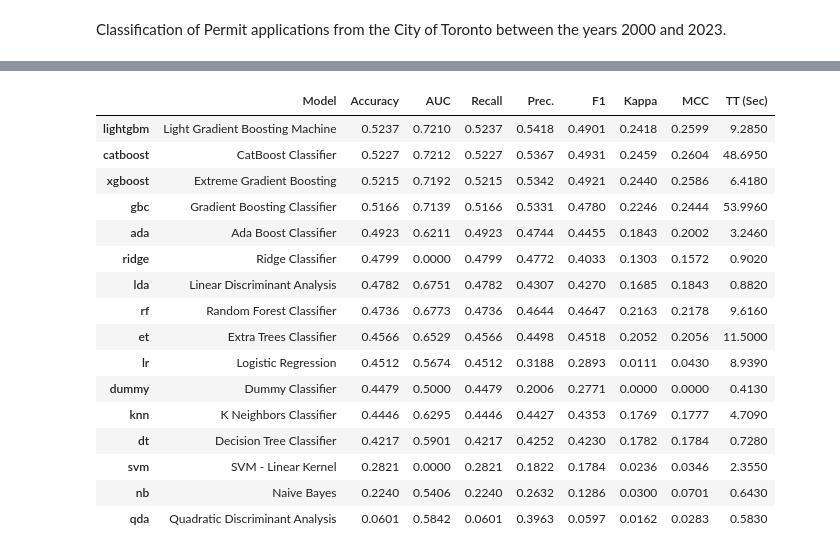
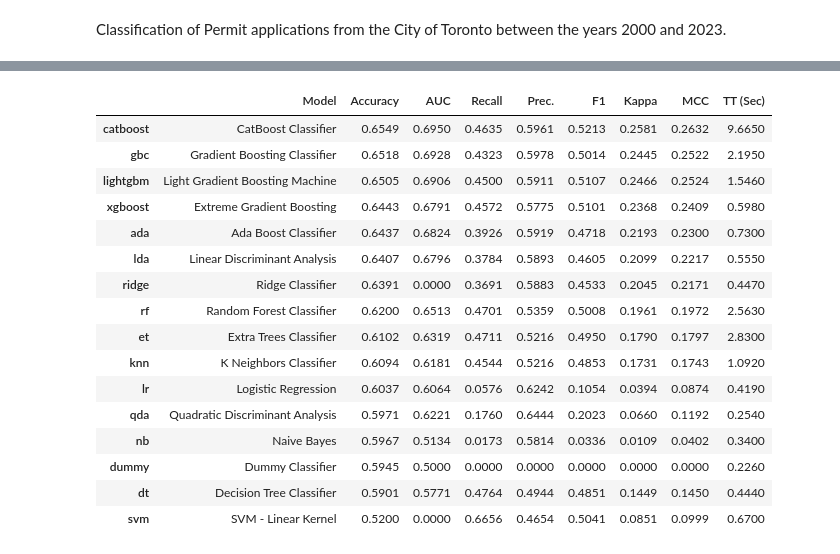
Before and after one commit to ThesanR/TorontoPermitClassification, a Jupyter notebook: PermitClass.ipynb, the cells around one changed output, grey strips where cells are left out. Drawn from its saved outputs; the diff is of its cells as text; code cells hidden in the pictures.

```diff
--- a/PermitClass.ipynb
+++ b/PermitClass.ipynb
@@ -112,7 +131,8 @@ dfshort = df.drop(df[df.PROJECT_TYPE != "WITHIN 2 WEEKS"].index)
 #print(dfshort['PROCESS_TIME'].value_counts(), "\n")
 x = dfshort['PROCESS_TIME'].astype(int)
 #Setting threshold to 8 days
-x = pd.qcut(x=x, q=2, labels=[False, True], precision=0)
+x = pd.qcut(x=x, q=2, labels=[0, 1], precision=0)
+x = x.astype(int)
 #x = pd.DataFrame({'PROCESS_TIME' : x})
 print(x.value_counts(), "\n")
 dfshort = dfshort.drop(['PROCESS_TIME', 'PROJECT_TYPE'], axis=1)
@@ -219,0 +188,5 @@ s = setup(df, target = 'PROCESS_TIME', session_id = 123)
+# %%
+from pycaret.classification import *
+s_short = setup(dfshort, target = 'PROCESS_TIME', session_id = 1)
+s_medium = setup(dfmedium, target = 'PROCESS_TIME', session_id = 2)
+s_long = setup(dflong, target = 'PROCESS_TIME', session_id = 3)
@@ -220,23 +245,23 @@ s = setup(df, target = 'PROCESS_TIME', session_id = 123)
 # %%
-best = compare_models()
+best_short = s_short.compare_models()
 #best = create_model('lightgbm')
 # %% [output]
 [interactive output not drawn]
 |  | Model | Accuracy | AUC | Recall | Prec. | F1 | Kappa | MCC | TT (Sec) |
-| lightgbm | Light Gradient Boosting Machine | 0.5237 | 0.7210 | 0.5237 | 0.5418 | 0.4901 | 0.2418 | 0.2599 | 9.2850 |
-| catboost | CatBoost Classifier | 0.5227 | 0.7212 | 0.5227 | 0.5367 | 0.4931 | 0.2459 | 0.2604 | 48.6950 |
-| xgboost | Extreme Gradient Boosting | 0.5215 | 0.7192 | 0.5215 | 0.5342 | 0.4921 | 0.2440 | 0.2586 | 6.4180 |
-| gbc | Gradient Boosting Classifier | 0.5166 | 0.7139 | 0.5166 | 0.5331 | 0.4780 | 0.2246 | 0.2444 | 53.9960 |
-| ada | Ada Boost Classifier | 0.4923 | 0.6211 | 0.4923 | 0.4744 | 0.4455 | 0.1843 | 0.2002 | 3.2460 |
-| ridge | Ridge Classifier | 0.4799 | 0.0000 | 0.4799 | 0.4772 | 0.4033 | 0.1303 | 0.1572 | 0.9020 |
-| lda | Linear Discriminant Analysis | 0.4782 | 0.6751 | 0.4782 | 0.4307 | 0.4270 | 0.1685 | 0.1843 | 0.8820 |
-| rf | Random Forest Classifier | 0.4736 | 0.6773 | 0.4736 | 0.4644 | 0.4647 | 0.2163 | 0.2178 | 9.6160 |
-| et | Extra Trees Classifier | 0.4566 | 0.6529 | 0.4566 | 0.4498 | 0.4518 | 0.2052 | 0.2056 | 11.5000 |
-| lr | Logistic Regression | 0.4512 | 0.5674 | 0.4512 | 0.3188 | 0.2893 | 0.0111 | 0.0430 | 8.9390 |
-| dummy | Dummy Classifier | 0.4479 | 0.5000 | 0.4479 | 0.2006 | 0.2771 | 0.0000 | 0.0000 | 0.4130 |
-| knn | K Neighbors Classifier | 0.4446 | 0.6295 | 0.4446 | 0.4427 | 0.4353 | 0.1769 | 0.1777 | 4.7090 |
-| dt | Decision Tree Classifier | 0.4217 | 0.5901 | 0.4217 | 0.4252 | 0.4230 | 0.1782 | 0.1784 | 0.7280 |
-| svm | SVM - Linear Kernel | 0.2821 | 0.0000 | 0.2821 | 0.1822 | 0.1784 | 0.0236 | 0.0346 | 2.3550 |
-| nb | Naive Bayes | 0.2240 | 0.5406 | 0.2240 | 0.2632 | 0.1286 | 0.0300 | 0.0701 | 0.6430 |
-| qda | Quadratic Discriminant Analysis | 0.0601 | 0.5842 | 0.0601 | 0.3963 | 0.0597 | 0.0162 | 0.0283 | 0.5830 |
+| catboost | CatBoost Classifier | 0.6549 | 0.6950 | 0.4635 | 0.5961 | 0.5213 | 0.2581 | 0.2632 | 9.6650 |
+| gbc | Gradient Boosting Classifier | 0.6518 | 0.6928 | 0.4323 | 0.5978 | 0.5014 | 0.2445 | 0.2522 | 2.1950 |
+| lightgbm | Light Gradient Boosting Machine | 0.6505 | 0.6906 | 0.4500 | 0.5911 | 0.5107 | 0.2466 | 0.2524 | 1.5460 |
+| xgboost | Extreme Gradient Boosting | 0.6443 | 0.6791 | 0.4572 | 0.5775 | 0.5101 | 0.2368 | 0.2409 | 0.5980 |
+| ada | Ada Boost Classifier | 0.6437 | 0.6824 | 0.3926 | 0.5919 | 0.4718 | 0.2193 | 0.2300 | 0.7300 |
+| lda | Linear Discriminant Analysis | 0.6407 | 0.6796 | 0.3784 | 0.5893 | 0.4605 | 0.2099 | 0.2217 | 0.5550 |
+| ridge | Ridge Classifier | 0.6391 | 0.0000 | 0.3691 | 0.5883 | 0.4533 | 0.2045 | 0.2171 | 0.4470 |
+| rf | Random Forest Classifier | 0.6200 | 0.6513 | 0.4701 | 0.5359 | 0.5008 | 0.1961 | 0.1972 | 2.5630 |
+| et | Extra Trees Classifier | 0.6102 | 0.6319 | 0.4711 | 0.5216 | 0.4950 | 0.1790 | 0.1797 | 2.8300 |
+| knn | K Neighbors Classifier | 0.6094 | 0.6181 | 0.4544 | 0.5216 | 0.4853 | 0.1731 | 0.1743 | 1.0920 |
+| lr | Logistic Regression | 0.6037 | 0.6064 | 0.0576 | 0.6242 | 0.1054 | 0.0394 | 0.0874 | 0.4190 |
+| qda | Quadratic Discriminant Analysis | 0.5971 | 0.6221 | 0.1760 | 0.6444 | 0.2023 | 0.0660 | 0.1192 | 0.2540 |
+| nb | Naive Bayes | 0.5967 | 0.5134 | 0.0173 | 0.5814 | 0.0336 | 0.0109 | 0.0402 | 0.3400 |
+| dummy | Dummy Classifier | 0.5945 | 0.5000 | 0.0000 | 0.0000 | 0.0000 | 0.0000 | 0.0000 | 0.2260 |
+| dt | Decision Tree Classifier | 0.5901 | 0.5771 | 0.4764 | 0.4944 | 0.4851 | 0.1449 | 0.1450 | 0.4440 |
+| svm | SVM - Linear Kernel | 0.5200 | 0.0000 | 0.6656 | 0.4654 | 0.5041 | 0.0851 | 0.0999 | 0.6700 |
 [interactive output not drawn]
```
Also changed, not shown: parts of 16 cells of this notebook.
